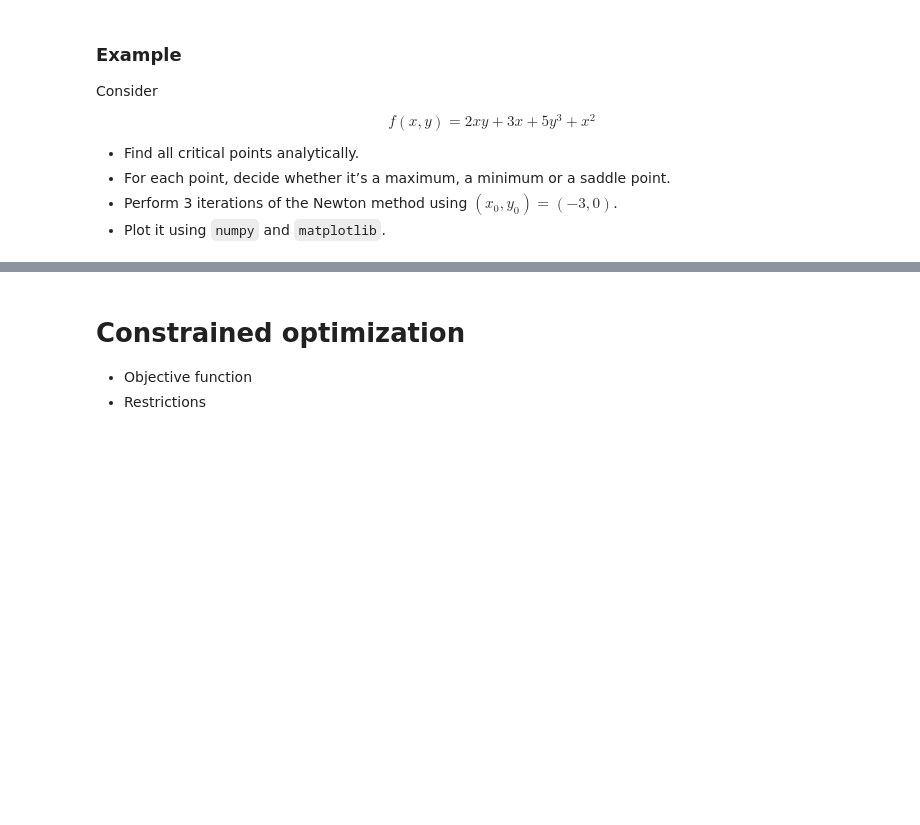
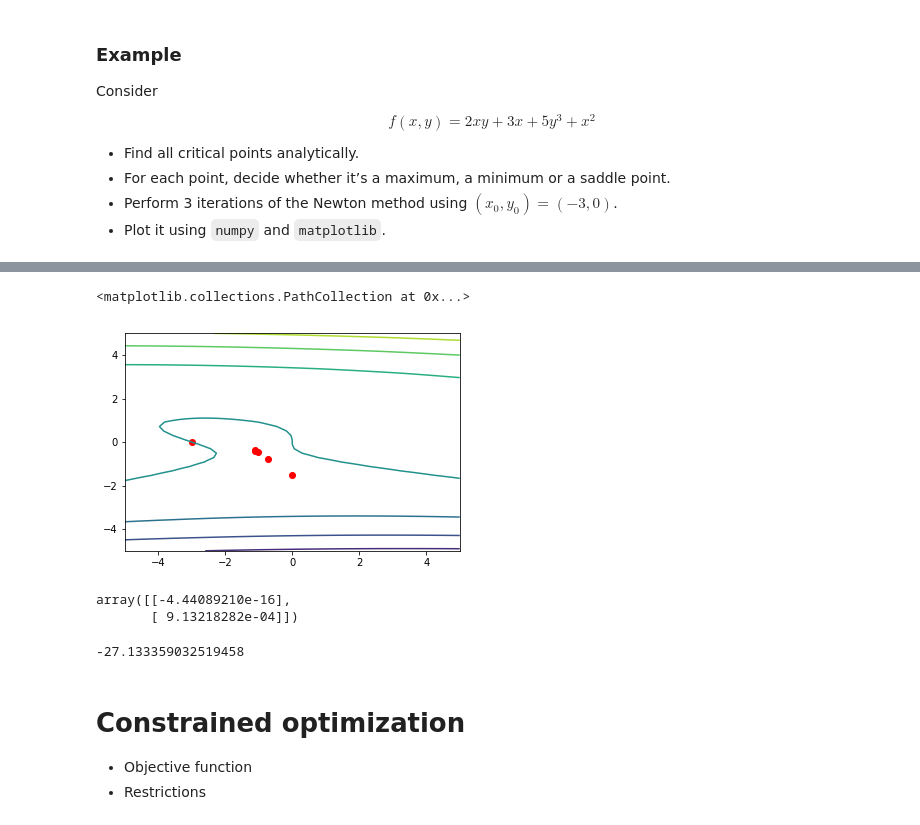
Before and after one commit to danimateos/numerical_methods, a Jupyter notebook: section-04.ipynb, the cells around one changed output, grey strips where cells are left out. Drawn from its saved outputs; the diff is of its cells as text; code cells hidden in the pictures; blank space fills up the shorter version.

```diff
--- a/section-04.ipynb
+++ b/section-04.ipynb
@@ -186,0 +254,7 @@ $$f(x,y) = 2xy + 3x + 5y^3 + x^ 2$$
+# %%
+import numpy.linalg as la
+
+x0 = np.array([-3, 0]).reshape(2,1)
+
+x1 = x0 - la.inv(hess(*x0)).dot(grad(*x0))
+x1
@@ -186,0 +269,14 @@ $$f(x,y) = 2xy + 3x + 5y^3 + x^ 2$$
+# %%
+x0 = np.array([-3, 0]).reshape(2,1)
+
+ea = 1
+es = 0.01
+steps = []
+
+while ea > es:
+    x1 = x0 - la.inv(hess(*x0)).dot(grad(*x0))
+    ea =  la.norm(x1 - x0)
+    steps.append(x0)
+    x0 = x1
+
+steps
@@ -187,3 +291,24 @@ $$f(x,y) = 2xy + 3x + 5y^3 + x^ 2$$
+# %%
+xs = np.linspace(-5, 5)
+ys = np.linspace(-5, 5)
+xs_mesh, ys_mesh = np.meshgrid(xs, ys)
+
+fs = f(xs_mesh, ys_mesh)
+plt.contour(xs, ys, fs)
+plt.scatter(*zip(*steps), c='red')
+# %% [output]
+<matplotlib.collections.PathCollection at 0x...>
+[figure, added]
+# %%
+result = steps[-1]
+grad(*result)
+# %% [output]
+array([[-4.44089210e-16],
+       [ 9.13218282e-04]])
+# %%
+la.det(hess(*result))
+# %% [output]
+-27.133359032519458
 # %% [markdown]
 # Constrained optimization
 
```
Also changed, not shown: parts of 28 cells of this notebook, 1 other file.
